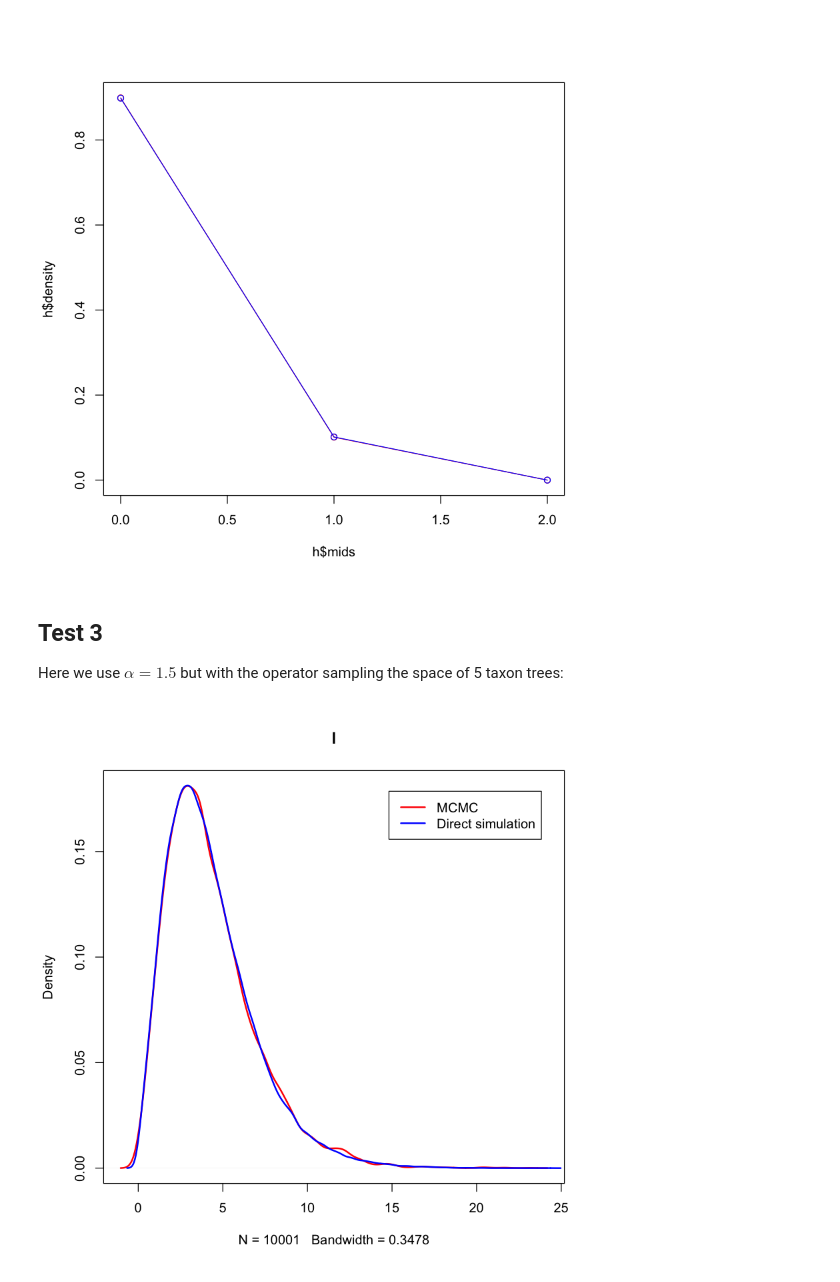
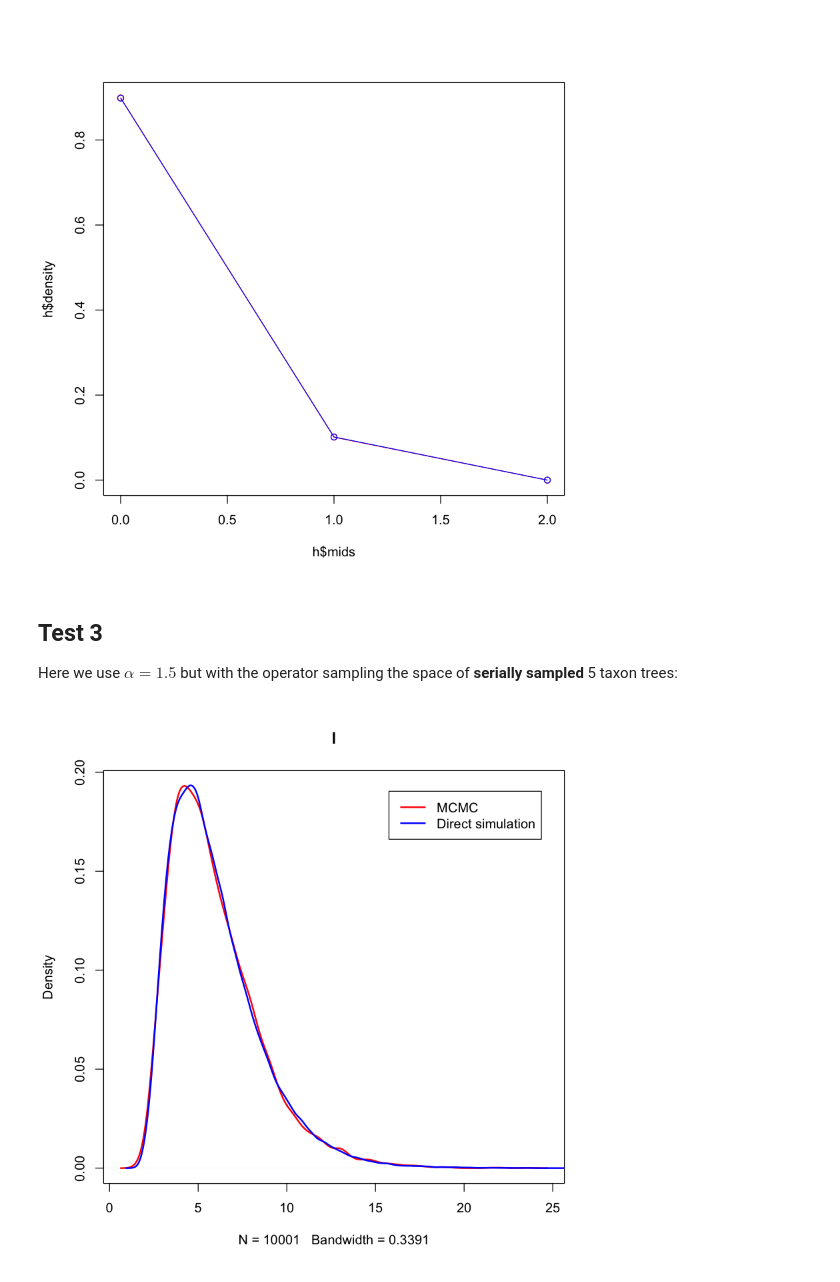
Before and after one commit to tgvaughan/pitchfork, a Jupyter notebook: validation/validation_results.ipynb, the cells around one changed output. Drawn from its saved outputs; the diff is of its cells as text; code cells hidden in the pictures.

Commit message:
Added SPR operator test for serially sampled trees.

```diff
--- a/validation/validation_results.ipynb
+++ b/validation/validation_results.ipynb
@@ -39,13 +39,13 @@ lines(hs$mids, hs$density, 'o', col='blue')
 # %% [markdown]
 ## Test 3
 
-Here we use $\alpha=1.5$ but with the operator sampling the space of 5 taxon trees:
+Here we use $\alpha=1.5$ but with the operator sampling the space of **serially sampled** 5 taxon trees:
 # %%
-dfs <- read.table("DirectSimulation/simulate_5taxon_alpha1.5.log", header=T)
-df <- read.table("OperatorTestsSPR/SPR_5taxon_alpha1.5.log", header=T)
+dfs <- read.table("DirectSimulation/simulate_5taxon_alpha1.5_serial.log", header=T)
+df <- read.table("OperatorTestsSPR/SPR_5taxon_alpha1.5_serial.log", header=T)
 plot(density(df$tree.treeLength), 'l', col='red', lwd=2)
 lines(density(dfs$tree.treeLength), col='blue', lwd=2)
 legend("topright", inset=0.05, c("MCMC", "Direct simulation"),
        lty=1, lwd=2, col=c("red","blue"))
 # %% [output]
-[figure, old version]
+[figure, new version]
```
Also changed, not shown: 2 other files.
